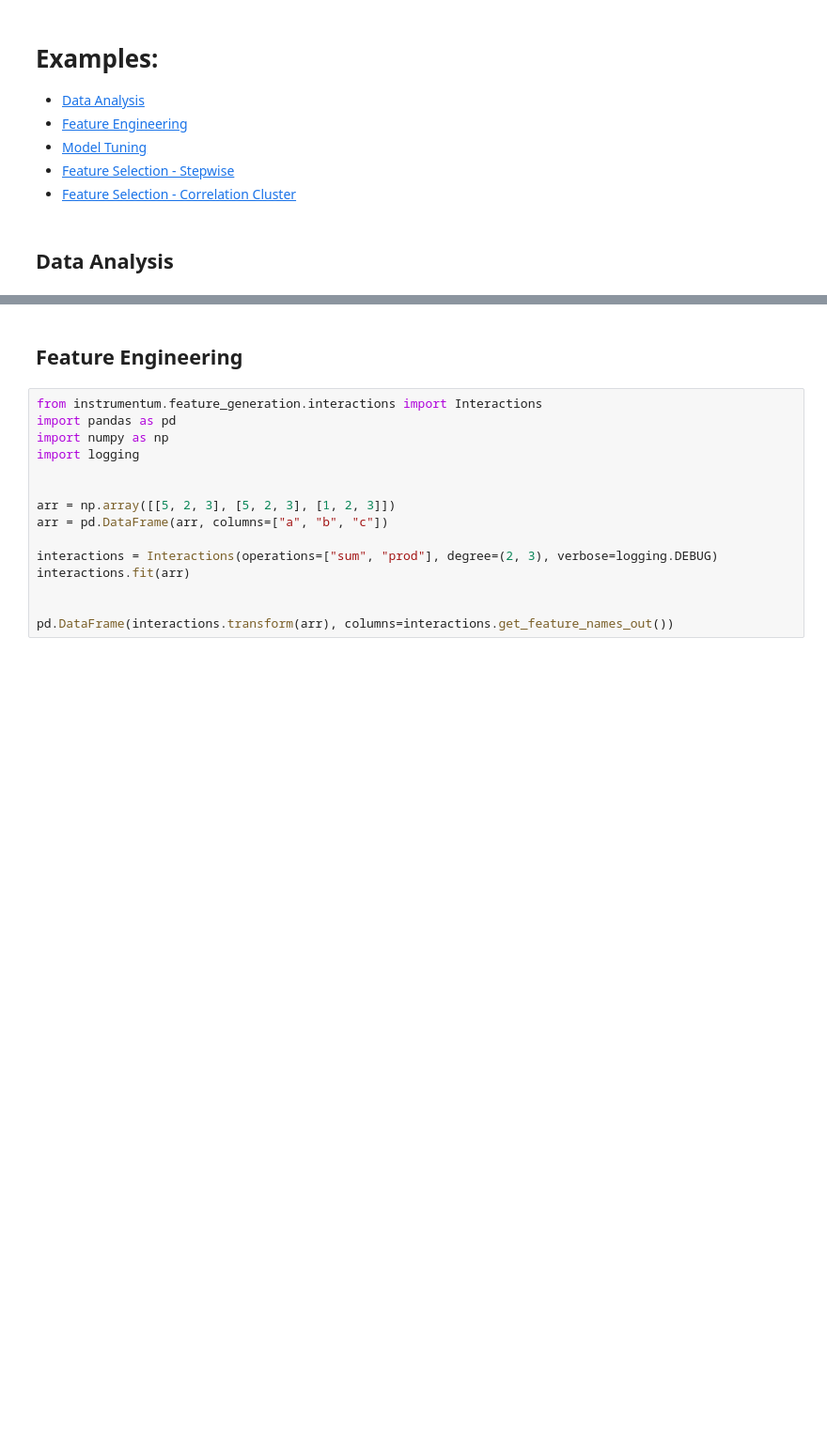
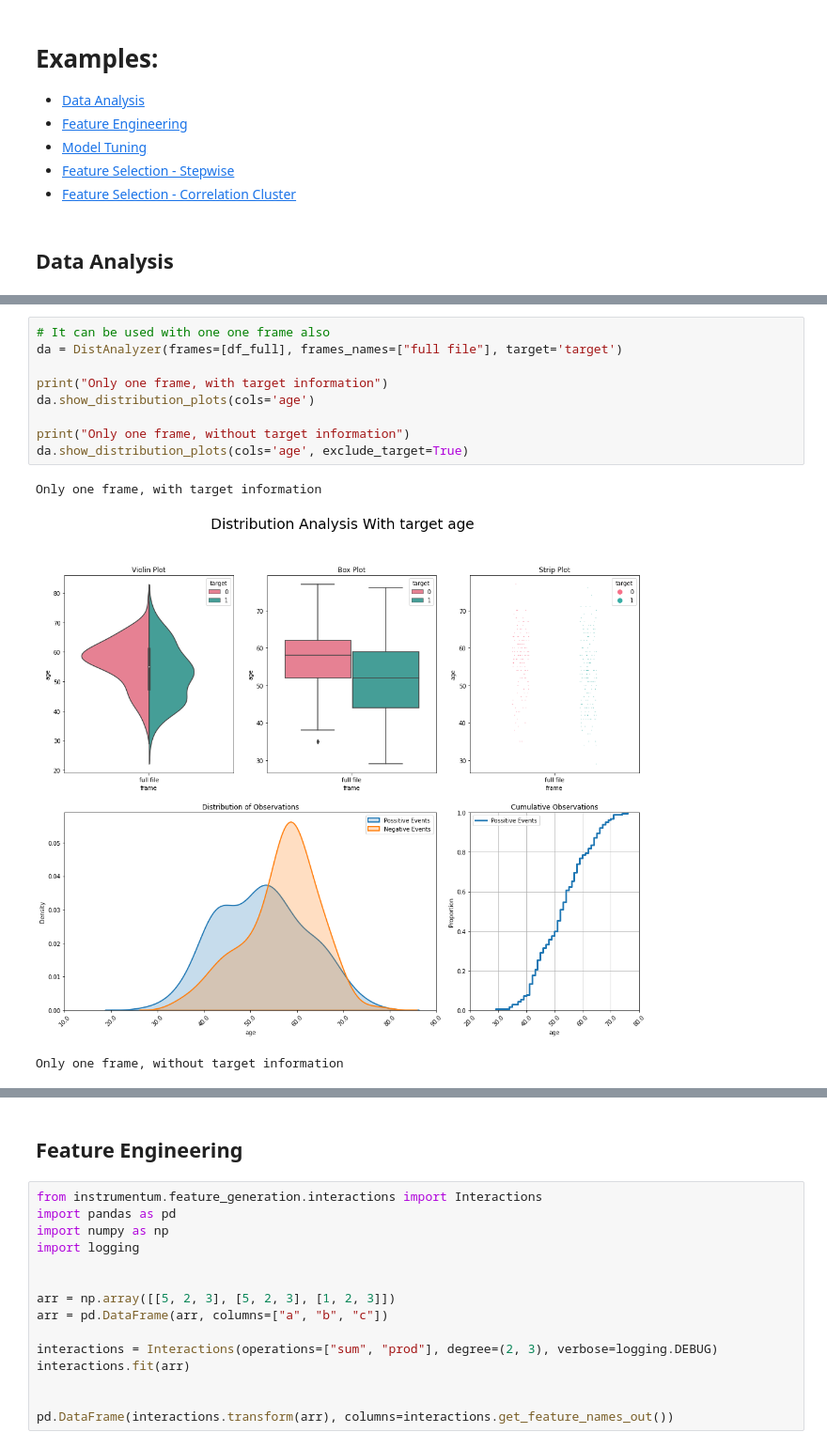
Before and after one commit to FedericoMontana/instrumentum, a Jupyter notebook: docs/examples.ipynb, the cells around one changed output, grey strips where cells are left out. Shown: that part at 94% size. Saved outputs shown, nothing was run; the diff lists cells and outputs as text; blank space fills up the shorter version.

```diff
--- a/docs/examples.ipynb
+++ b/docs/examples.ipynb
@@ -24,0 +29,13 @@ TypeError: 'module' object is not callable
+# %%
+# It can be used with one one frame also
+da = DistAnalyzer(frames=[df_full], frames_names=["full file"], target='target')
+
+print("Only one frame, with target information")
+da.show_distribution_plots(cols='age')
+
+print("Only one frame, without target information")
+da.show_distribution_plots(cols='age', exclude_target=True)
+# %% [output]
+Only one frame, with target information
+[figure, added]
+Only one frame, without target information
```
Also changed, not shown: parts of 2 cells of this notebook.
